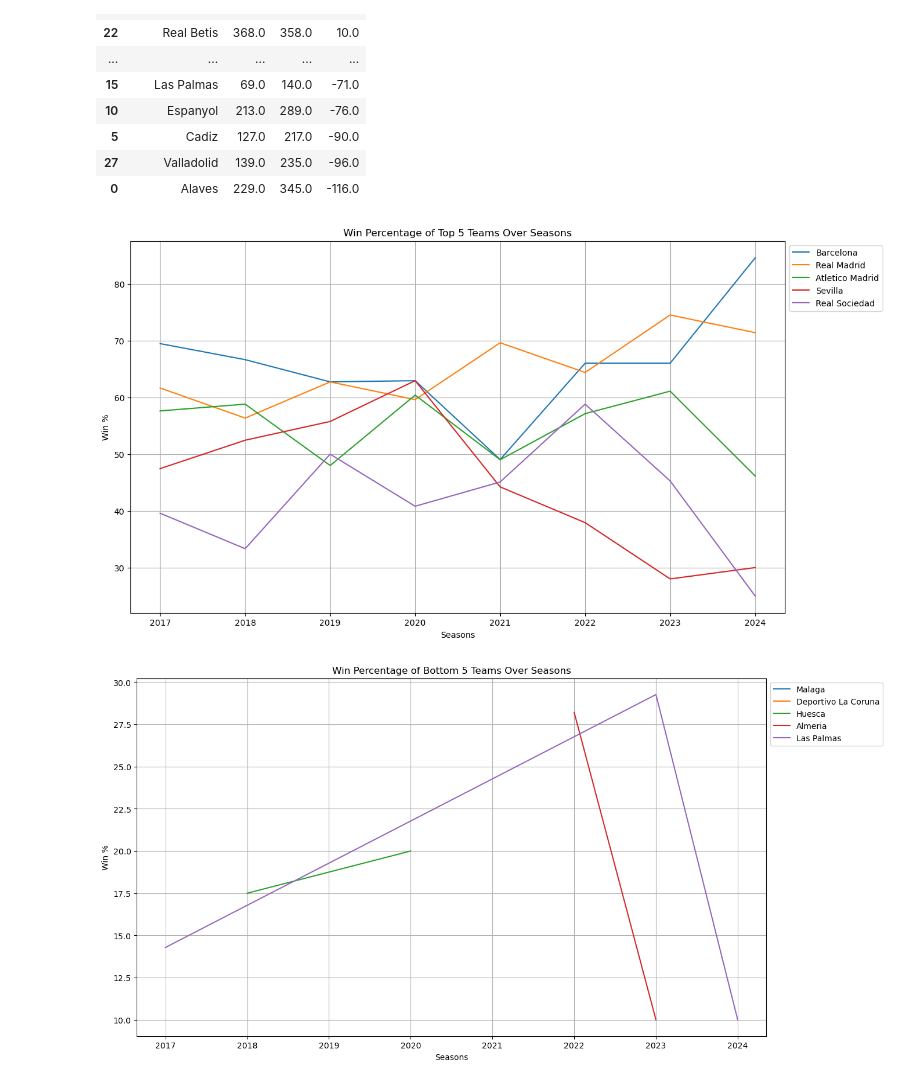
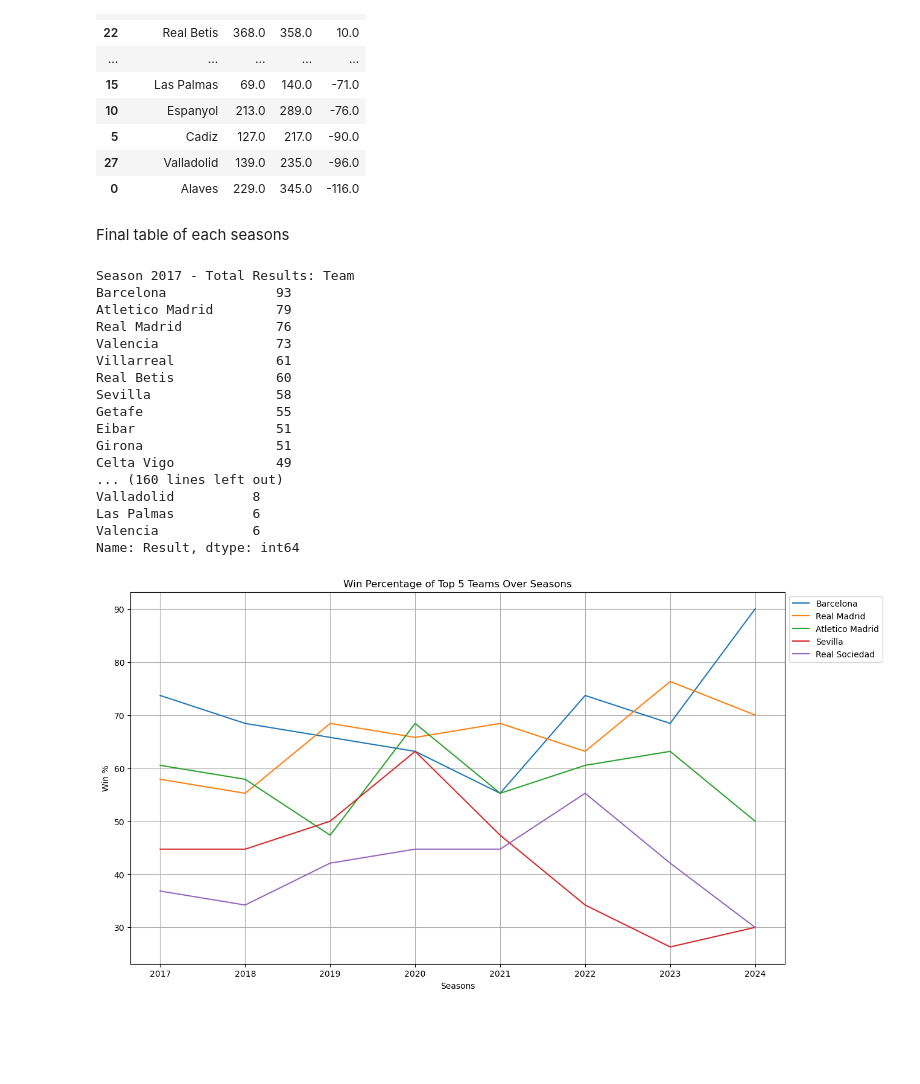
Before and after one commit to DSAI-Creator/Football-Match-Prediction, a Jupyter notebook: src/eda/eda.ipynb, the cells around one changed output. Cells and saved outputs as stored; diff of their text form; code cells hidden in the pictures; blank space fills up the shorter version.

Commit message:
add final table of each season and fix plot

```diff
--- a/src/eda/eda.ipynb
+++ b/src/eda/eda.ipynb
@@ -299,36 +297,49 @@ team_goals
 | 5 | Cadiz | 127.0 | 217.0 | -90.0 |
 | 27 | Valladolid | 139.0 | 235.0 | -96.0 |
 | 0 | Alaves | 229.0 | 345.0 | -116.0 |
+# %% [markdown]
+Final table of each seasons
+# %%
+import pandas as pd
+import matplotlib.pyplot as plt
+
+for season in sorted(df2['Season'].unique()):
+    table = df2[df2['Season'] == season].groupby('Team')
+    result_sum = table['Result'].sum().sort_values(ascending=False)
+    print(f'Season {season} - Total Results: {result_sum}')
+# %% [output]
+Season 2017 - Total Results: Team
+Barcelona              93
+Atletico Madrid        79
+Real Madrid            76
+Valencia               73
+Villarreal             61
+Real Betis             60
+Sevilla                58
+Getafe                 55
+Eibar                  51
+Girona                 51
+Celta Vigo             49
+... (160 lines left out)
+Valladolid          8
+Las Palmas          6
+Valencia            6
+Name: Result, dtype: int64
 # %%
 import matplotlib.pyplot as plt
 
 # Plot the first 5 best teams
 plt.figure(figsize=(14, 8))
 for team in results.sort_values(by='Win %', ascending=False)['Team'].head(5):
-    team_data = df[df['Team'] == team]
-    win_percentage = team_data.groupby('Season')['Result'].apply(lambda x: (x == 'W').mean() * 100)
+    team_data = df2[df2['Team'] == team]
+    win_percentage = team_data.groupby('Season')['Result'].apply(lambda x: (x == 3).mean() * 100)
     plt.plot(win_percentage.index, win_percentage.values, label=team)
 
 plt.xlabel('Seasons')
 plt.ylabel('Win %')
 plt.title('Win Percentage of Top 5 Teams Over Seasons')
 plt.legend(loc='upper left', bbox_to_anchor=(1, 1))
 plt.grid(True)
 plt.show()
-
-# Plot the 5 worst teams
-plt.figure(figsize=(14, 8))
-for team in results.sort_values(by='Win %', ascending=True)['Team'].head(5):
-    team_data = df[df['Team'] == team]
-    win_percentage = team_data.groupby('Season')['Result'].apply(lambda x: (x == 'W').mean() * 100)
-    plt.plot(win_percentage.index, win_percentage.values, label=team)
-
-plt.xlabel('Seasons')
-plt.ylabel('Win %')
-plt.title('Win Percentage of Bottom 5 Teams Over Seasons')
-plt.legend(loc='upper left', bbox_to_anchor=(1, 1))
-plt.grid(True)
-plt.show()
 # %% [output]
-[figure, old version]
+[figure, new version]
-[figure, removed]
```
Also changed, not shown: parts of 4 cells of this notebook.
